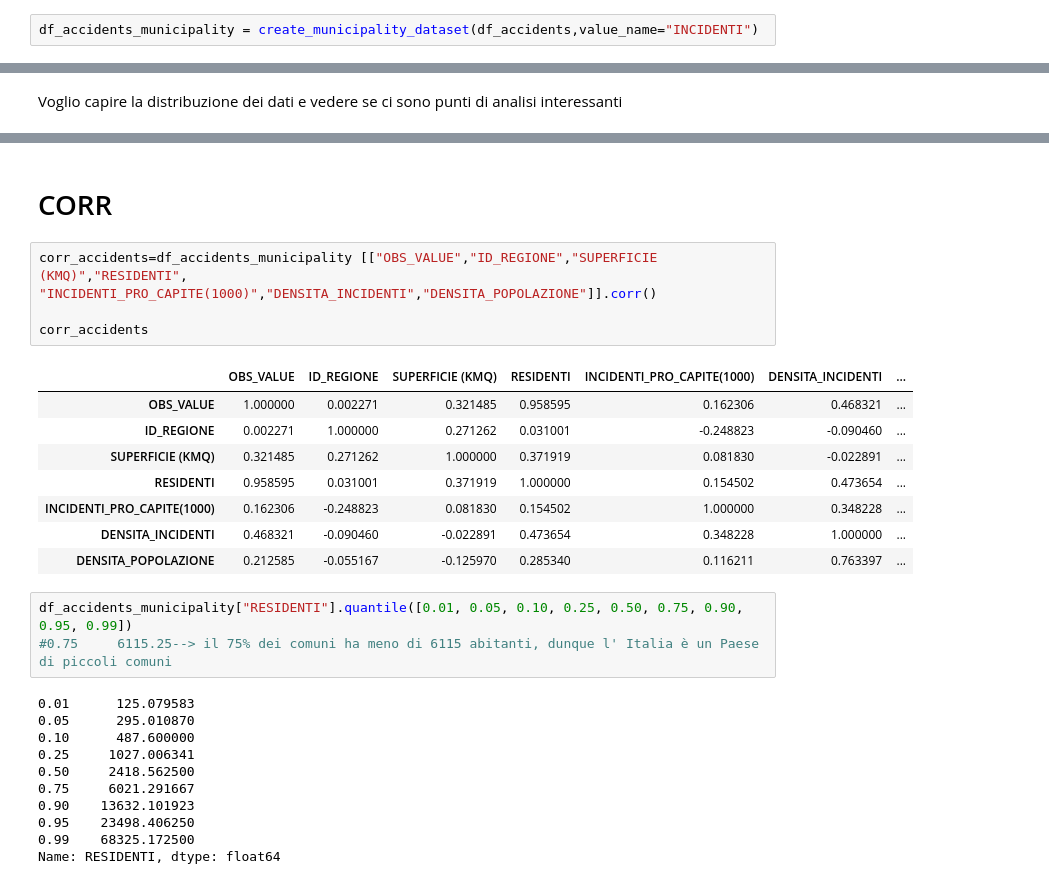
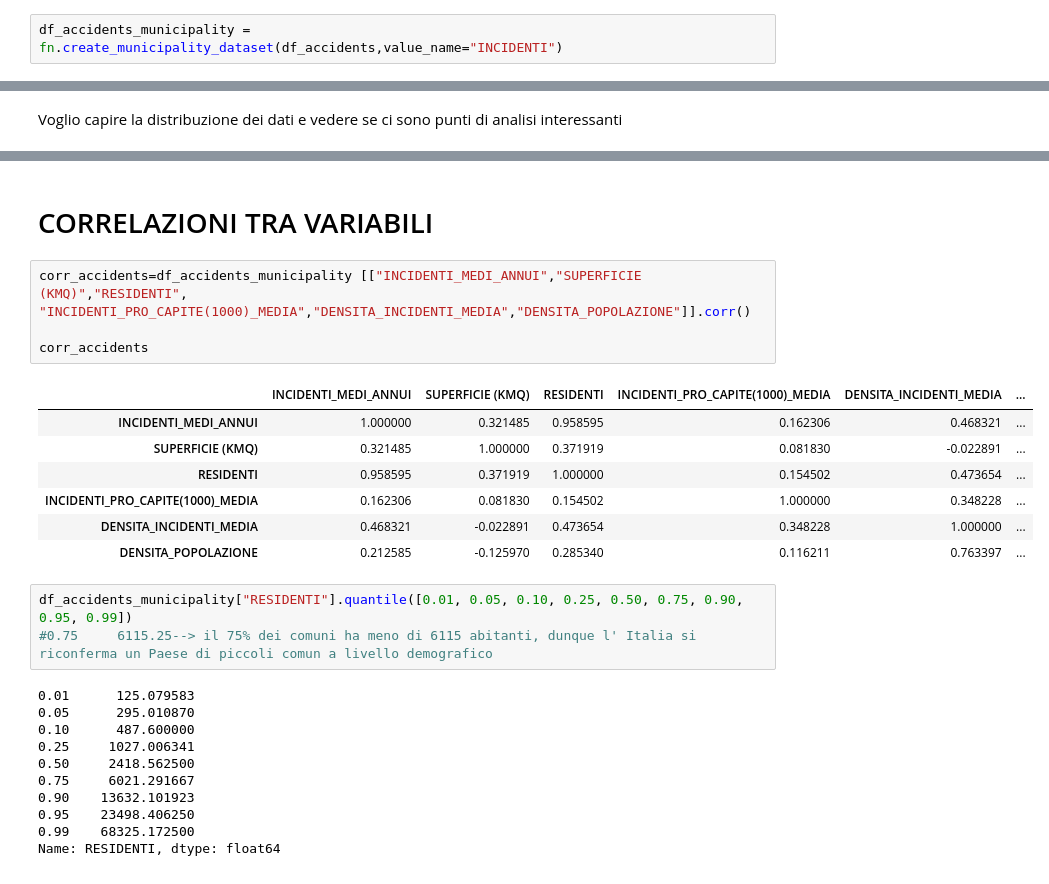
Before and after one commit to EliaValenti/Road_accidents_analysis, a Jupyter notebook: Road_accidents_analysis_FIXED/02b_EDA_Municipality_analysis_aggregate_01_24.ipynb, the cells around one changed output, grey strips where cells are left out. Drawn from its saved outputs; the diff is of its cells as text.

```diff
--- a/Road_accidents_analysis_FIXED/02b_EDA_Municipality_analysis_aggregate_01_24.ipynb
+++ b/Road_accidents_analysis_FIXED/02b_EDA_Municipality_analysis_aggregate_01_24.ipynb
@@ -131,3 +110,3 @@ def create_municipality_dataset(df, value_col="OBS_VALUE", value_name="INCIDENTI
 # %%
-df_accidents_municipality = create_municipality_dataset(df_accidents,value_name="INCIDENTI")
+df_accidents_municipality = fn.create_municipality_dataset(df_accidents,value_name="INCIDENTI")
 # %%
@@ -391,21 +708,20 @@ df_region_accidents.sort_values("OBS_VALUE", ascending=False).head()
 # %% [markdown]
-# CORR
+# CORRELAZIONI TRA VARIABILI
 # %%
-corr_accidents=df_accidents_municipality [["OBS_VALUE","ID_REGIONE","SUPERFICIE (KMQ)","RESIDENTI", "INCIDENTI_PRO_CAPITE(1000)","DENSITA_INCIDENTI","DENSITA_POPOLAZIONE"]].corr()
+corr_accidents=df_accidents_municipality [["INCIDENTI_MEDI_ANNUI","SUPERFICIE (KMQ)","RESIDENTI", "INCIDENTI_PRO_CAPITE(1000)_MEDIA","DENSITA_INCIDENTI_MEDIA","DENSITA_POPOLAZIONE"]].corr()
 
 corr_accidents
 # %% [output]
-|  | OBS_VALUE | ID_REGIONE | SUPERFICIE (KMQ) | RESIDENTI | INCIDENTI_PRO_CAPITE(1000) | DENSITA_INCIDENTI | ... |
-| OBS_VALUE | 1.000000 | 0.002271 | 0.321485 | 0.958595 | 0.162306 | 0.468321 | ... |
-| ID_REGIONE | 0.002271 | 1.000000 | 0.271262 | 0.031001 | -0.248823 | -0.090460 | ... |
-| SUPERFICIE (KMQ) | 0.321485 | 0.271262 | 1.000000 | 0.371919 | 0.081830 | -0.022891 | ... |
-| RESIDENTI | 0.958595 | 0.031001 | 0.371919 | 1.000000 | 0.154502 | 0.473654 | ... |
-| INCIDENTI_PRO_CAPITE(1000) | 0.162306 | -0.248823 | 0.081830 | 0.154502 | 1.000000 | 0.348228 | ... |
-| DENSITA_INCIDENTI | 0.468321 | -0.090460 | -0.022891 | 0.473654 | 0.348228 | 1.000000 | ... |
-| DENSITA_POPOLAZIONE | 0.212585 | -0.055167 | -0.125970 | 0.285340 | 0.116211 | 0.763397 | ... |
+|  | INCIDENTI_MEDI_ANNUI | SUPERFICIE (KMQ) | RESIDENTI | INCIDENTI_PRO_CAPITE(1000)_MEDIA | DENSITA_INCIDENTI_MEDIA | ... |
+| INCIDENTI_MEDI_ANNUI | 1.000000 | 0.321485 | 0.958595 | 0.162306 | 0.468321 | ... |
+| SUPERFICIE (KMQ) | 0.321485 | 1.000000 | 0.371919 | 0.081830 | -0.022891 | ... |
+| RESIDENTI | 0.958595 | 0.371919 | 1.000000 | 0.154502 | 0.473654 | ... |
+| INCIDENTI_PRO_CAPITE(1000)_MEDIA | 0.162306 | 0.081830 | 0.154502 | 1.000000 | 0.348228 | ... |
+| DENSITA_INCIDENTI_MEDIA | 0.468321 | -0.022891 | 0.473654 | 0.348228 | 1.000000 | ... |
+| DENSITA_POPOLAZIONE | 0.212585 | -0.125970 | 0.285340 | 0.116211 | 0.763397 | ... |
 # %%
 df_accidents_municipality["RESIDENTI"].quantile([0.01, 0.05, 0.10, 0.25, 0.50, 0.75, 0.90, 0.95, 0.99])
-#0.75     6115.25--> il 75% dei comuni ha meno di 6115 abitanti, dunque l' Italia è un Paese di piccoli comuni
+#0.75     6115.25--> il 75% dei comuni ha meno di 6115 abitanti, dunque l' Italia si riconferma un Paese di piccoli comun a livello demografico
 # %% [output]
 0.01      125.079583
 0.05      295.010870
```
Also changed, not shown: parts of 83 cells of this notebook, 11 other files.
